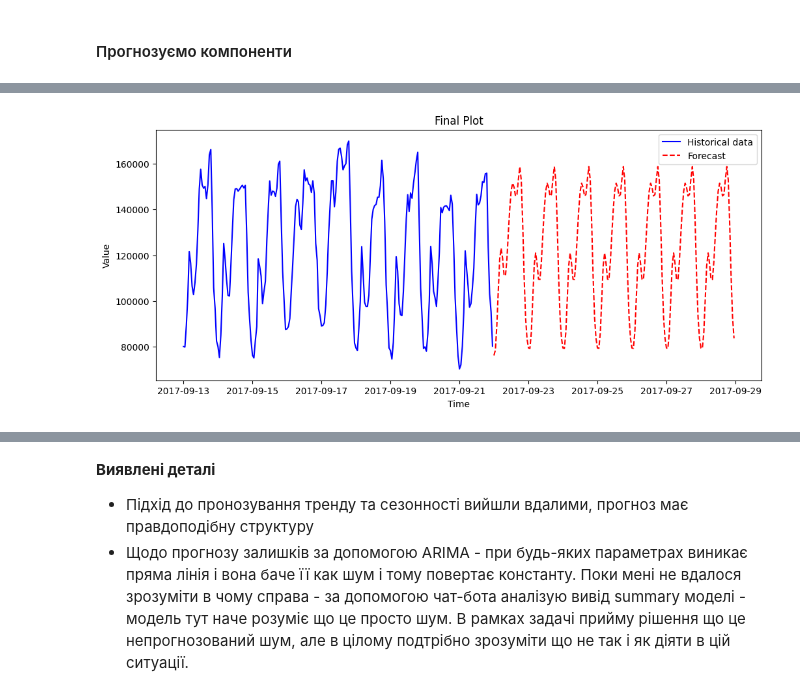
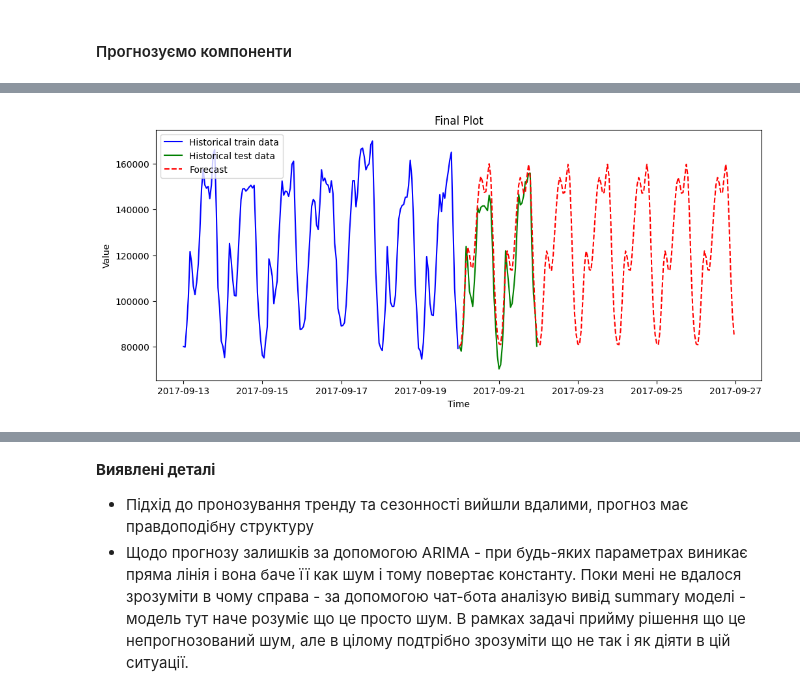
Before and after one commit to Deesthortered/ML_Courses_Homeworks, a Jupyter notebook: main_project.ipynb, the cells around one changed output, grey strips where cells are left out. Drawn from its saved outputs; the diff is of its cells as text; code cells hidden in the pictures.

```diff
--- a/main_project.ipynb
+++ b/main_project.ipynb
@@ -45,0 +44,12 @@ data['Ads'].plot()
+# %%
+# Initial length = 216 = 24 * 9 -- 9 daily cycles
+# Let the test dataset will be two cycles = 48 -- required for decomposition tool
+train_test_size = 168
+
+data_train = data[:train_test_size]
+data_test = data[train_test_size:]
+
+data_train['Ads'].plot()
+data_test['Ads'].plot()
+print(f"Train data length: {len(data_train)}")
+print(f"Test data length: {len(data_test)}")
@@ -73,7 +87,7 @@ Timeseries is STABLE
 #### Виділяємо сезонність
 # %%
 from statsmodels.tsa.seasonal import seasonal_decompose
-decomposition_result = seasonal_decompose(data, period=24)
+decomposition_result = seasonal_decompose(data_train, period=24)
 
 decomposition_trend = decomposition_result.trend.dropna()
 decomposition_seasonal = decomposition_result.seasonal.dropna()
@@ -206,13 +220,14 @@ Warnings:
 # %%
-future_dates = pd.date_range(start=data.index[-1], periods=len(final_forecast)+1, freq='h')[1:]
+future_dates = pd.date_range(start=data_train.index[-1], periods=len(final_forecast)+1, freq='h')[1:]
 plt.figure(figsize=(12, 5))
-plt.plot(data.index, data['Ads'], label="Historical data", color="blue")
+plt.plot(data_train.index, data_train['Ads'], label="Historical train data", color="blue")
+plt.plot(data_test.index, data_test['Ads'], label="Historical test data", color="green")
 plt.plot(future_dates, final_forecast, label="Forecast", linestyle="dashed", color="red")
 
 plt.legend()
 plt.title("Final Plot")
 plt.xlabel("Time")
 plt.ylabel("Value")
 plt.show()
 # %% [output]
-[figure, old version]
+[figure, new version]
```
Also changed, not shown: parts of 18 cells of this notebook.
